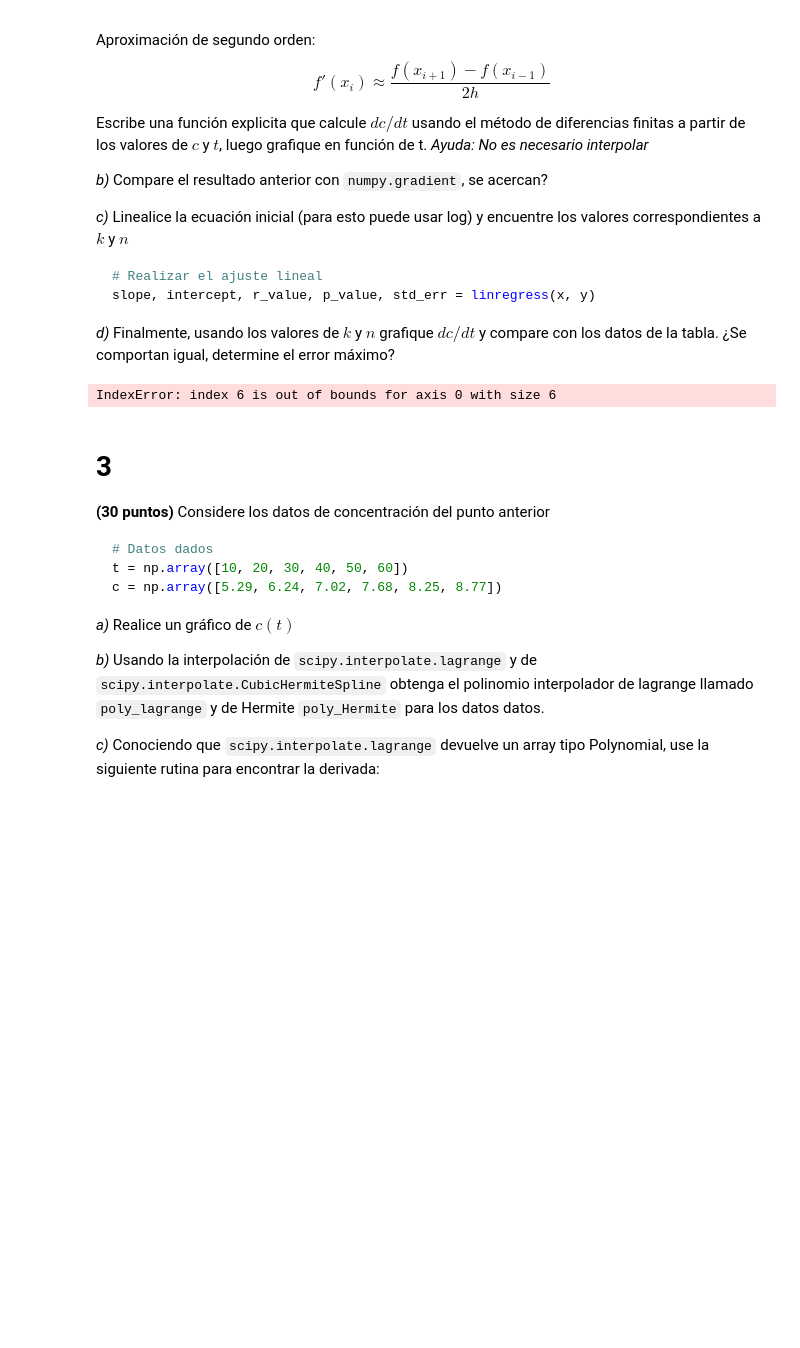
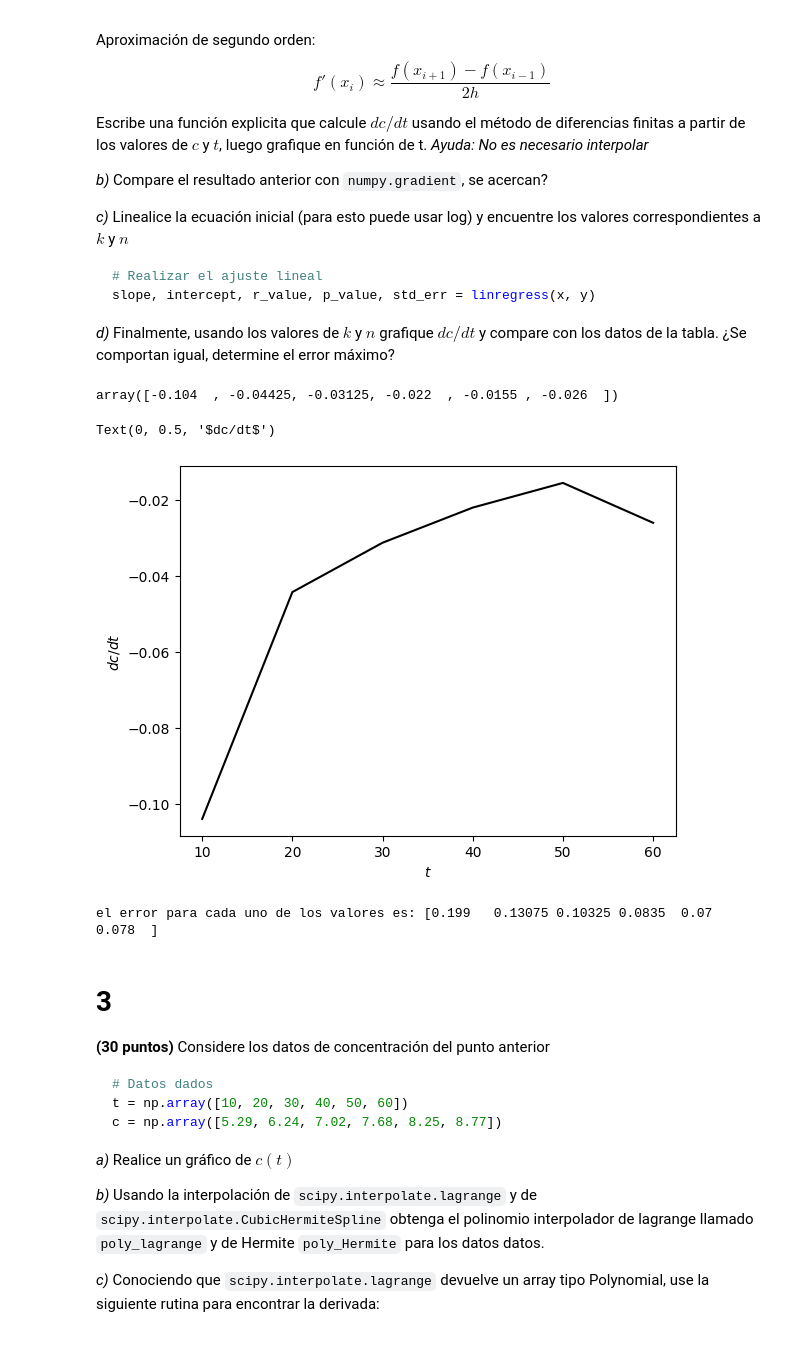
Before and after one commit to hernansalinas/CursoMetodosComputacionales, a Jupyter notebook: Students/Jaramillo_075/Parciales/Parcial.ipynb, the cells around one changed output. Drawn from its saved outputs; the diff is of its cells as text; code cells hidden in the pictures; blank space fills up the shorter version.

Commit message:
Parcial para completar el 100%

```diff
--- a/Students/Jaramillo_075/Parciales/Parcial.ipynb
+++ b/Students/Jaramillo_075/Parciales/Parcial.ipynb
@@ -193,27 +193,41 @@ slope, intercept, r_value, p_value, std_err = linregress(x, y)
 t = np.array([10, 20, 30, 40, 50, 60])
 c = np.array([3.52, 2.48, 1.75, 1.23, 0.87, 0.61])
 # %%
-def diff_fwd(c, t): #En este caso los t están equiespaciados
+#a
+def diff_fwd(c, t):
 
-  h = t[1] - t[0]
+  return np.array([(c[i + 1] - c[i])/ (t[i+1] - t[0] ) for i in range(len(c) -1 )])
 
-  return [c[i + 1] - c[i]/ h for i in range(0, len(c))]
+def diff_bwd(c, t):
 
-def diff_bwd(f, c, t):
+   return np.array([(c[i] - c[i - 1])/ (t[i] - t[i-1]) for i in range(1,len(c))])
 
-   h = t[1] - t[0]
+def diff_cen(c, t):
 
-   return [c[i] - c[i - 1]/ h for i in range[4:-1]]
-
-def diff_cen(f, c, t):
-
-  h = t[1] - t[0]
-
-  return [c[i + 1] - c[i - 1] / (2 * h) for i in range[1:-2]]
+  return np.array([(c[i + 1] - c[i - 1]) / (2 * (t[i+1] - t[i-1])) for i in range(1, len(c)-1)])
-# %%
-diff_fwd(c, t)
-# %% [output]
-IndexError: index 6 is out of bounds for axis 0 with size 6
+# %%
+deri = np.zeros(len(c))
+
+deri[0] = diff_fwd(c,t)[0]
+deri[-1] = diff_bwd(c,t)[-1]
+deri[1:-1] = diff_cen(c,t)
+deri
+# %% [output]
+array([-0.104  , -0.04425, -0.03125, -0.022  , -0.0155 , -0.026  ])
+# %%
+plt.plot(t, deri ,color = 'k')
+plt.xlabel('$t$')
+plt.ylabel('$dc/dt$')
+# %% [output]
+Text(0, 0.5, '$dc/dt$')
+[figure, added]
+# %%
+#b
+grad = np.gradient(c,t)
+error = abs(deri - np.gradient(c,t))
+print('el error para cada uno de los valores es:', error)
+# %% [output]
+el error para cada uno de los valores es: [0.199   0.13075 0.10325 0.0835  0.07    0.078  ]
 # %% [markdown]
 # 3
 **(30 puntos)** Considere los  datos de concentración del punto anterior
```
Also changed, not shown: parts of 8 cells of this notebook.
